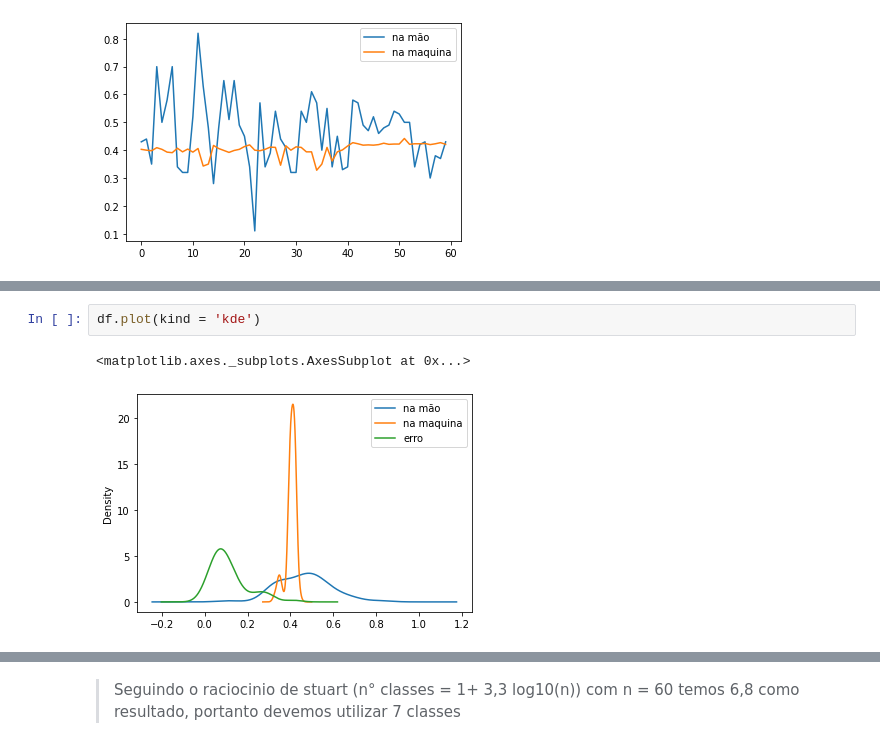
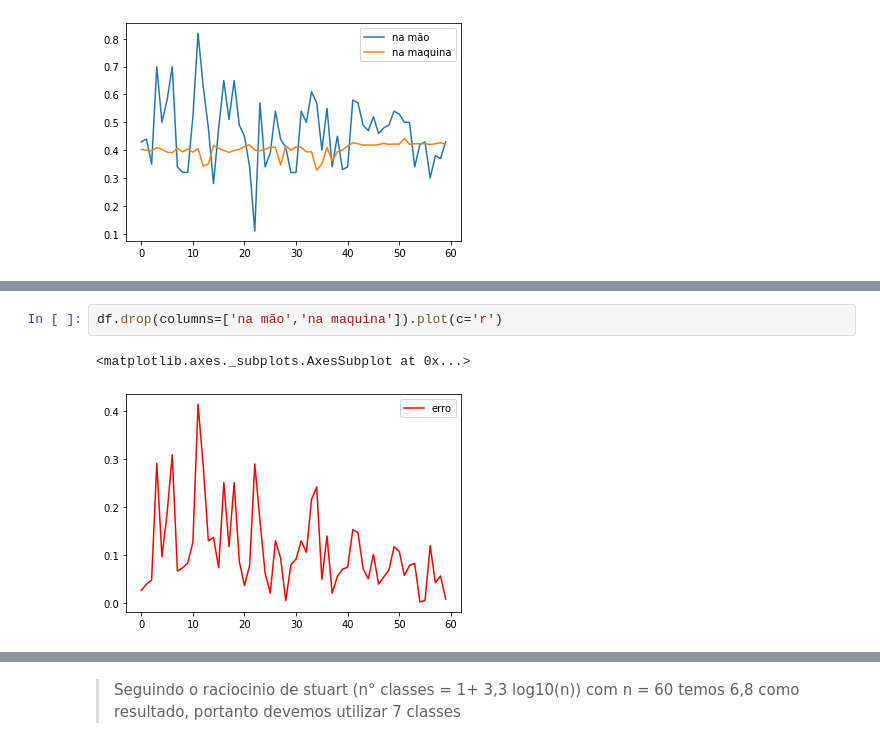
Before and after one commit to luisArthurRodriguesDaSilva/trabalhos-UERJ-analise-de-dados, a Jupyter notebook: experimento_queda_livre.ipynb, the cells around one changed output, grey strips where cells are left out. Cells and saved outputs as stored; diff of their text form.

```diff
--- a/experimento_queda_livre.ipynb
+++ b/experimento_queda_livre.ipynb
@@ -39,5 +34,5 @@ df['erro'].plot()
-# %%
-df.plot(kind = 'kde')
-# %% [output]
-<matplotlib.axes._subplots.AxesSubplot at 0x...>
-[figure, removed]
+# %%
+df.drop(columns=['na mão','na maquina']).plot(c='r')
+# %% [output]
+<matplotlib.axes._subplots.AxesSubplot at 0x...>
+[figure, added]
```
Also changed, not shown: parts of 2 cells of this notebook.
